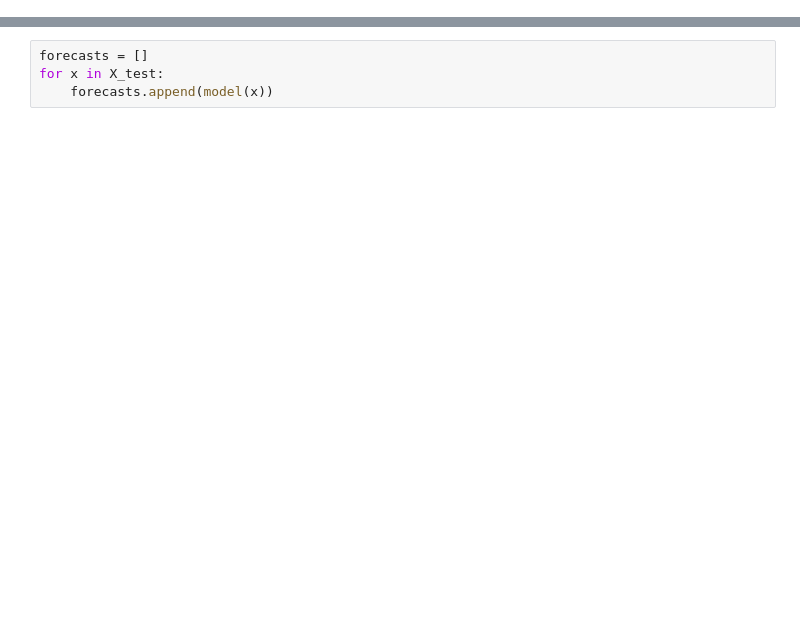
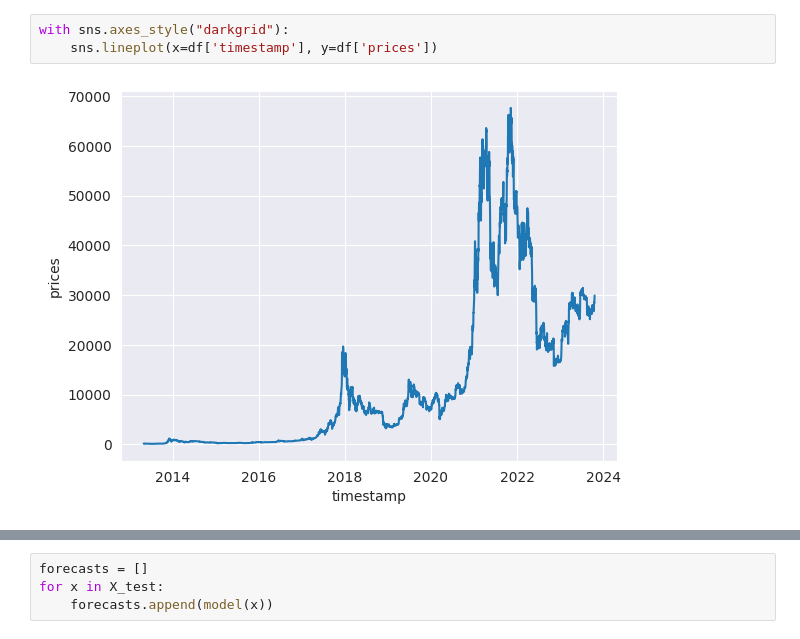
Before and after one commit to jeffhu1/cs229b_proj, a Jupyter notebook: lstm.ipynb, the cells around one changed output, grey strips where cells are left out. Drawn from its saved outputs; the diff is of its cells as text; blank space fills up the shorter version.

```diff
--- a/lstm.ipynb
+++ b/lstm.ipynb
@@ -20,3 +35,8 @@ df.head()
+# %%
+with sns.axes_style("darkgrid"):
+    sns.lineplot(x=df['timestamp'], y=df['prices'])
+# %% [output]
+[figure, added]
 # %%
 # 100x logged returns
 df['log_returns'] = np.log(df['prices']) - np.log(df['prices']).shift(1)
```
Also changed, not shown: parts of 28 cells of this notebook, 10 other files.
